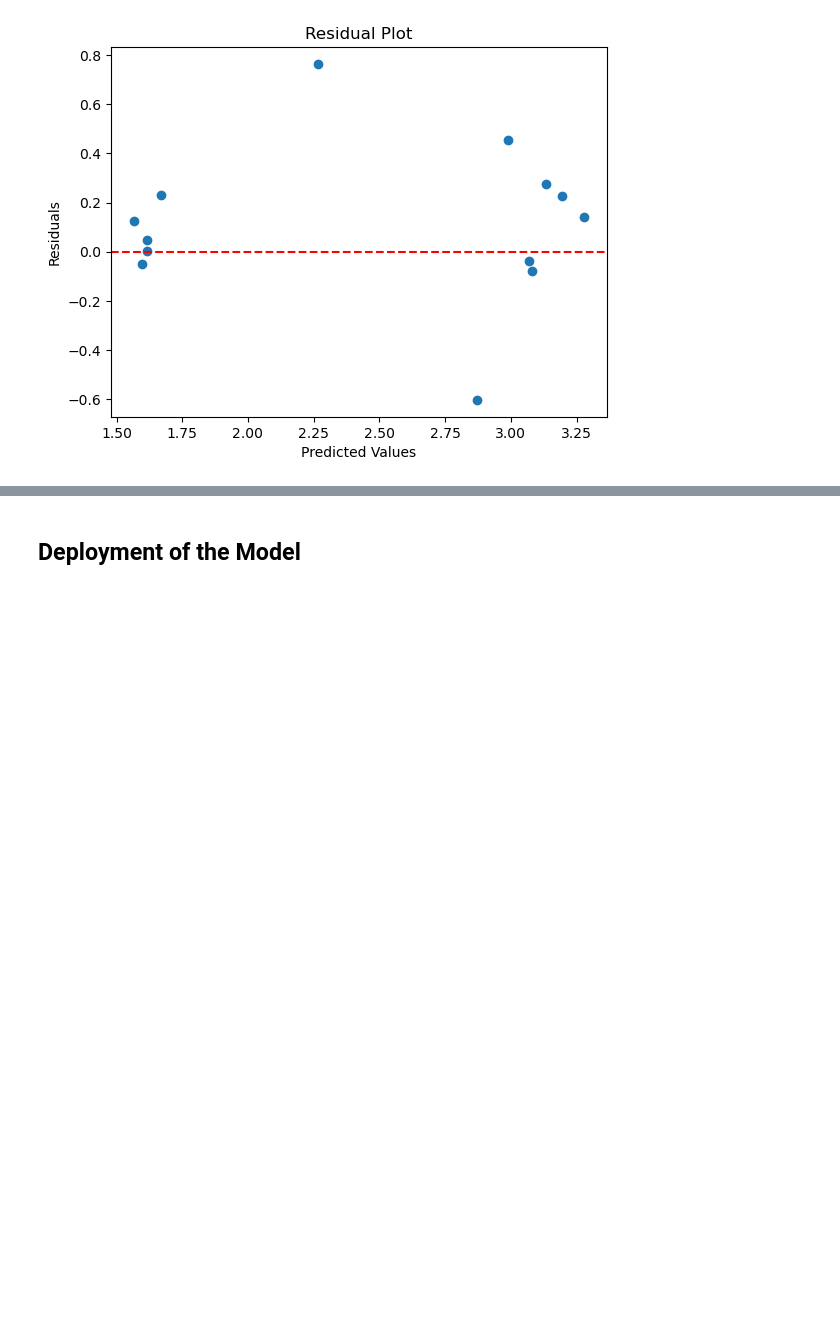
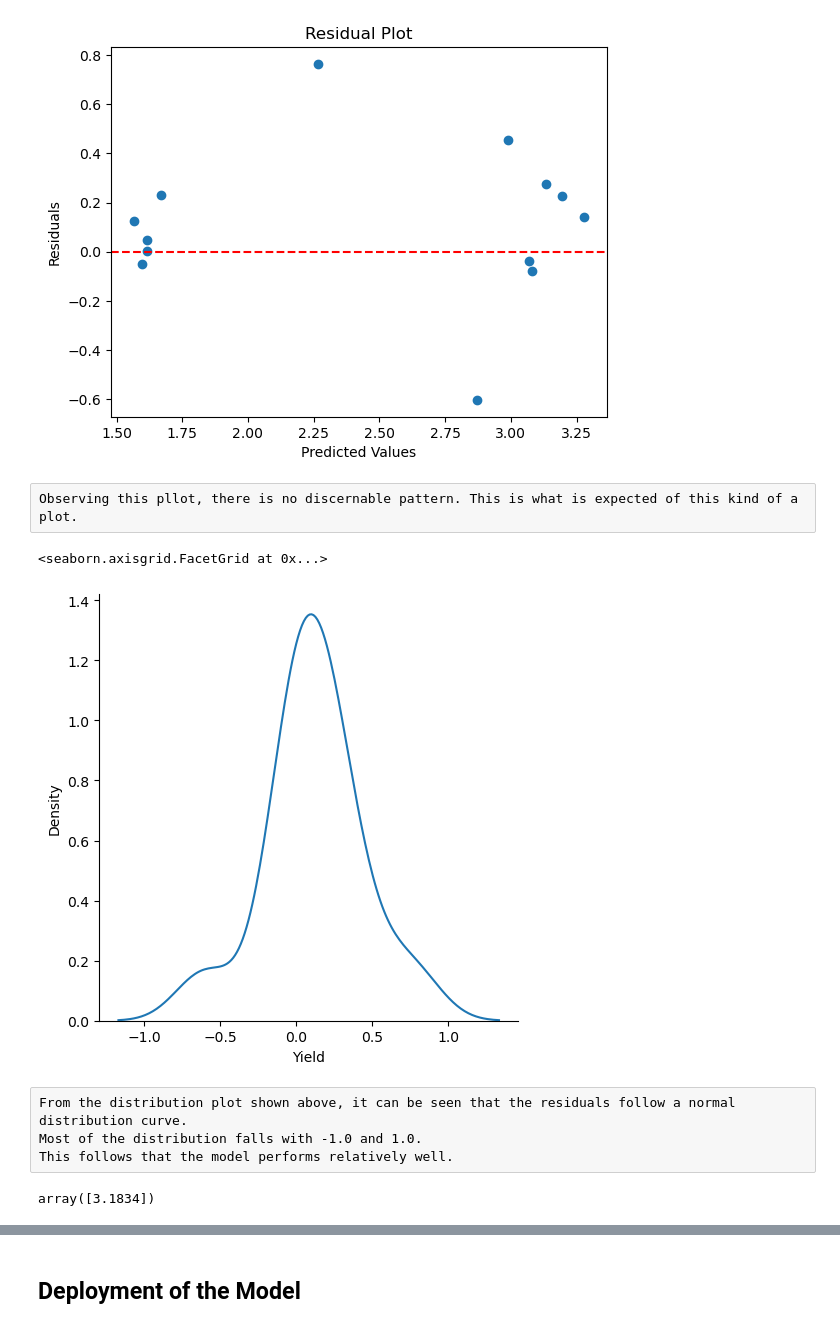
Before and after one commit to Kolasql/NigeriaAgricYield, a Jupyter notebook: Agricultural Yield Project.ipynb, the cells around one changed output, grey strips where cells are left out. Saved outputs shown, nothing was run; the diff lists cells and outputs as text; code cells hidden in the pictures; blank space fills up the shorter version.

```diff
--- a/Agricultural Yield Project.ipynb
+++ b/Agricultural Yield Project.ipynb
@@ -166,3 +190,21 @@ plt.title('Residual Plot')
 plt.show()
 # %% [output]
 [figure]
+# %% [raw]
+Observing this pllot, there is no discernable pattern. This is what is expected of this kind of a plot.
+# %%
+# check the distribution of the residuals
+sns.displot(residuals, kind = "kde")
+# %% [output]
+<seaborn.axisgrid.FacetGrid at 0x...>
+[figure, added]
+# %% [raw]
+From the distribution plot shown above, it can be seen that the residuals follow a normal distribution curve.
+Most of the distribution falls with -1.0 and 1.0.
+This follows that the model performs relatively well.
+# %%
+#### New Predictions
+np.array(X.loc[25]).reshape(1, -1)
+rf_model.predict(np.array(X.loc[25]).reshape(1, -1))
+# %% [output]
+array([3.1834])
```
Also changed, not shown: parts of 12 cells of this notebook, 6 other files.
